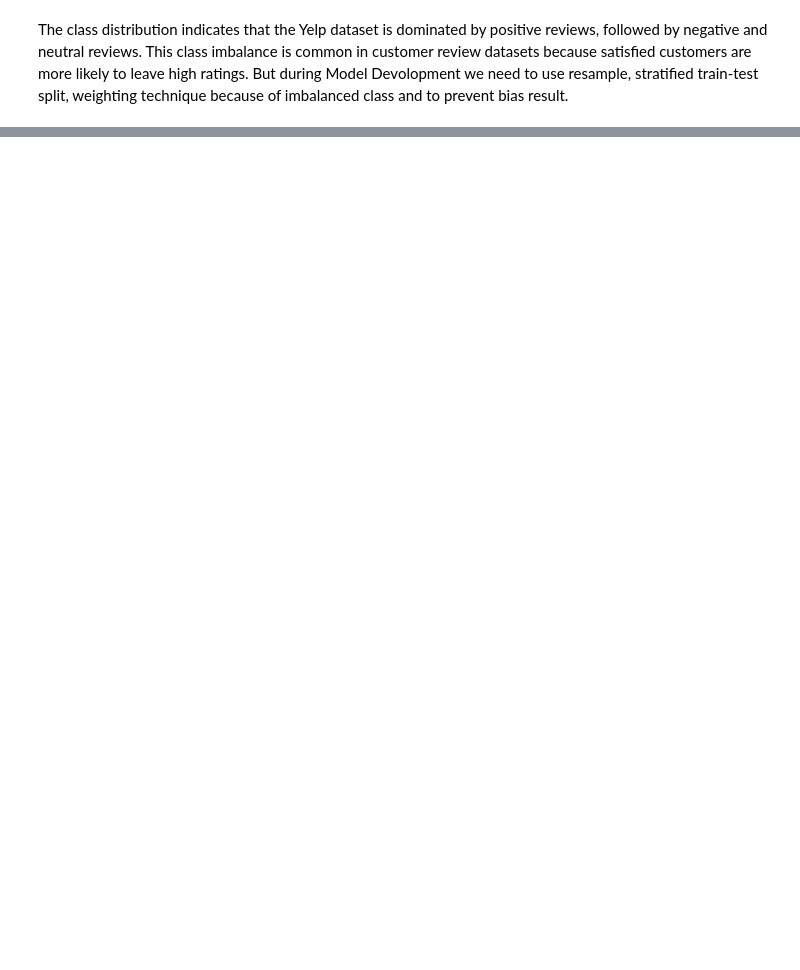
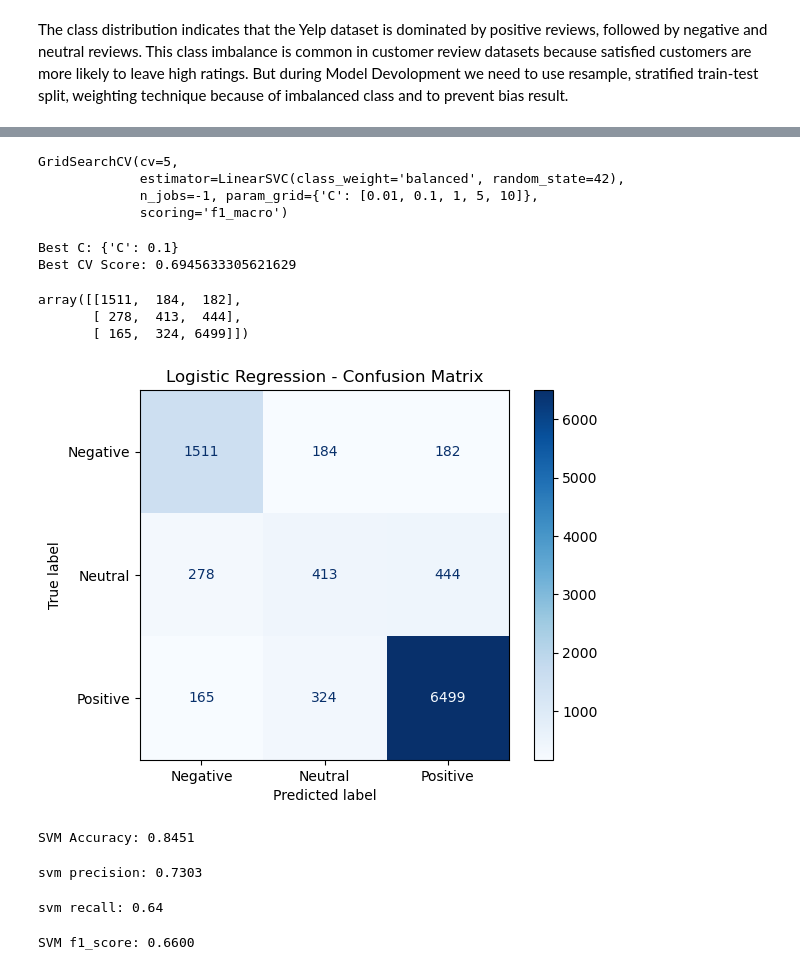
Before and after one commit to krishnadeshmukh666/OIBSIP, a Jupyter notebook: Task 4-Sentiment Analysis/analysis.ipynb, the cells around one changed output, grey strips where cells are left out. Cells and saved outputs as stored; diff of their text form; code cells hidden in the pictures; blank space fills up the shorter version.

```diff
--- a/Task 4-Sentiment Analysis/analysis.ipynb
+++ b/Task 4-Sentiment Analysis/analysis.ipynb
@@ -92,0 +201,2 @@ df.head()
+# %%
+y=df['sentiment']
@@ -92,0 +247,2 @@ df.head()
+# %%
+x_train, x_test, y_train, y_test = train_test_split(x,y,test_size=0.2,random_state=42,stratify=y)
@@ -92,0 +251,29 @@ df.head()
+# %%
+from sklearn.model_selection import GridSearchCV
+from sklearn.svm import LinearSVC
+
+param_grid = {
+    'C': [0.01, 0.1, 1, 5, 10]
+}
+
+grid = GridSearchCV(
+    estimator=LinearSVC(class_weight='balanced', random_state=42),
+    param_grid=param_grid,
+    cv=5,
+    scoring='f1_macro',
+    n_jobs=-1
+)
+grid.fit(x_train,y_train)
+# %% [output]
+GridSearchCV(cv=5,
+             estimator=LinearSVC(class_weight='balanced', random_state=42),
+             n_jobs=-1, param_grid={'C': [0.01, 0.1, 1, 5, 10]},
+             scoring='f1_macro')
+# %%
+print("Best C:", grid.best_params_)
+print("Best CV Score:", grid.best_score_)
+# %% [output]
+Best C: {'C': 0.1}
+Best CV Score: 0.6945633305621629
+# %%
+best_svm = grid.best_estimator_
@@ -92,0 +284,34 @@ df.head()
+# %%
+svm_cm=confusion_matrix(y_test,y_pred)
+svm_cm
+# %% [output]
+array([[1511,  184,  182],
+       [ 278,  413,  444],
+       [ 165,  324, 6499]])
+# %%
+from sklearn.metrics import ConfusionMatrixDisplay
+ConfusionMatrixDisplay.from_estimator(best_svm,x_test,y_test,cmap="Blues")
+plt.title("Logistic Regression - Confusion Matrix")
+plt.show()
+# %% [output]
+[figure, added]
+# %%
+svm_accuracy=accuracy_score(y_test,y_pred)
+print(f"SVM Accuracy: {svm_accuracy:.4f}")
+# %% [output]
+SVM Accuracy: 0.8451
+# %%
+svm_pre=precision_score(y_test,y_pred,average='macro')
+print(f"svm precision: {svm_pre:.4f}")
+# %% [output]
+svm precision: 0.7303
+# %%
+svm_rec=recall_score(y_test,y_pred,average='macro')
+print(f"svm recall: {svm_rec:.2f}")
+# %% [output]
+svm recall: 0.64
+# %%
+svm_f1_score=f1_score(y_test,y_pred,average='macro')
+print(f"SVM f1_score: {svm_f1_score:.4f}")
+# %% [output]
+SVM f1_score: 0.6600
```
Also changed, not shown: parts of 63 cells of this notebook.
